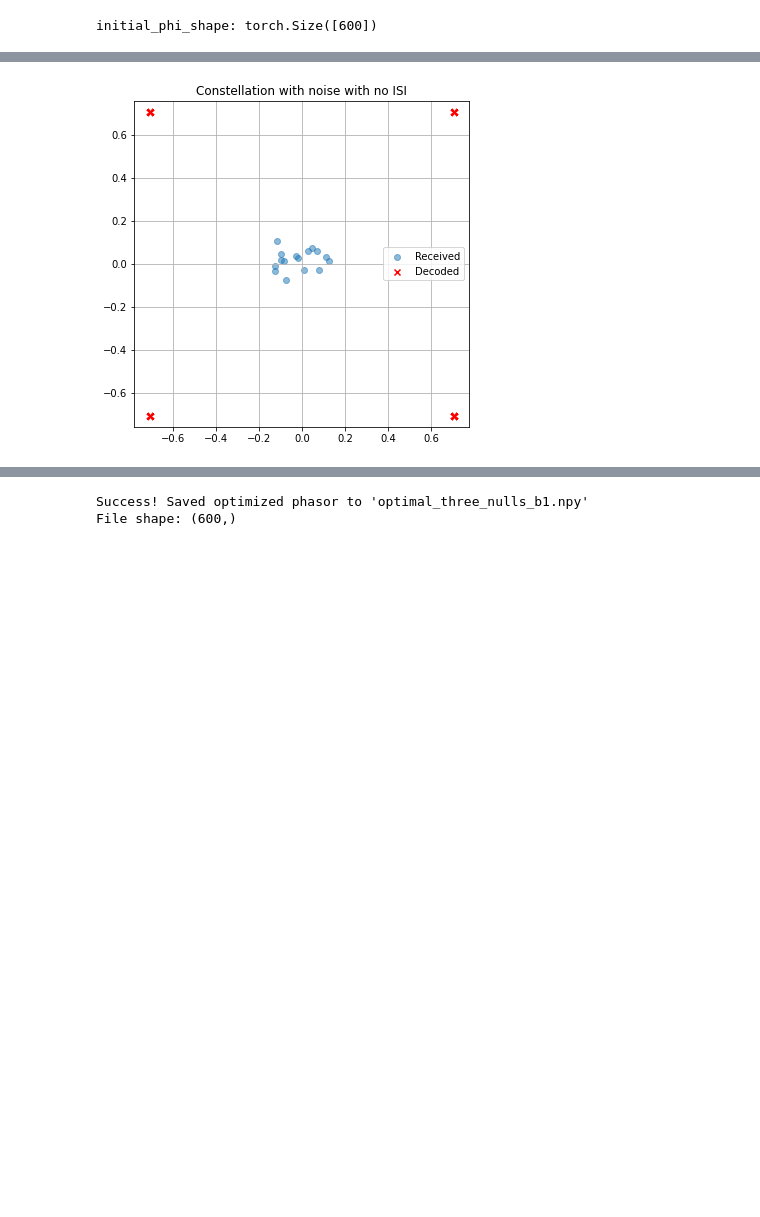
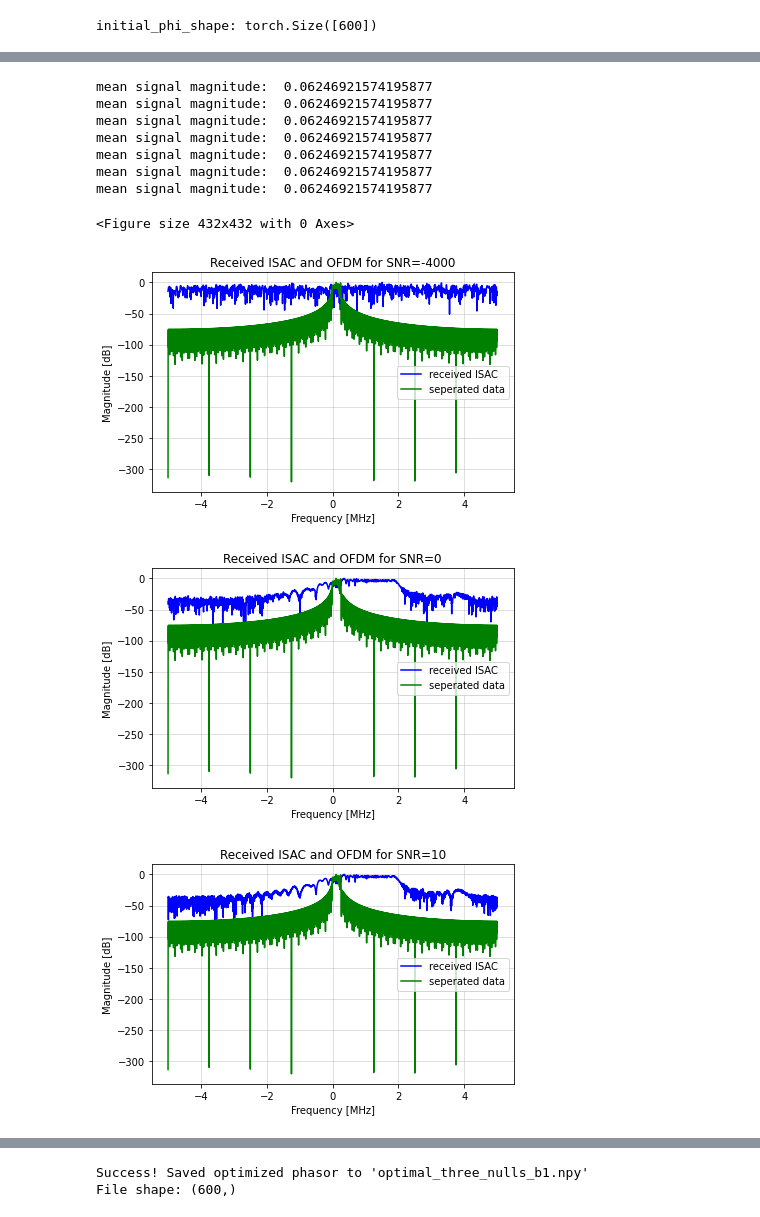
Before and after one commit to OriNik100/Spec_Null, a Jupyter notebook: non_linear_eq3.ipynb, the cells around one changed output, grey strips where cells are left out. Drawn from its saved outputs; the diff is of its cells as text; code cells hidden in the pictures; blank space fills up the shorter version.

```diff
--- a/non_linear_eq3.ipynb
+++ b/non_linear_eq3.ipynb
@@ -442,42 +443,61 @@ plt.show()
 # %%
 # Matching Receiver Designation
 """
 For now, we assume a non-observable environment.
 The Sensing part of the signal will only be checked by the PSLR-ISLR metrics.
 """
 
 
-def isac_to_data (isac_signal, orig_chirp):
-    return isac_signal - orig_chirp
+def isac_to_data (isac_signal, nulled_chirp):
+    return isac_signal - nulled_chirp
 
-def isac_receiver(isac_signal, orig_chirp):
-    r_t = isac_to_data(isac_signal, orig_chirp)
+def isac_receiver(isac_signal, nulled_chirp):
+    r_t = isac_to_data(isac_signal, nulled_chirp)
     return OFDM_2.OFDM_demodulate(r_t, 16)
 
 
-SNR = [0, 10, 20, 30, 40]
+SNR = [-4000, 0, 10, 20, 30, 40, 1000]
 StC_ratio = [0.5, 1, 2] # Sensing to Communication ratio
 sigma = []
 
 plt.figure(figsize=(6, 6))
 
 for SNR_val in SNR:
-    sigma = (10**(-SNR_val/20))
+    print("mean signal magnitude: ", np.abs(np.mean(isac_signal)))
+    sigma = np.abs(np.mean(isac_signal))/(10**(SNR_val/20))
     noise = np.random.normal(0, sigma/2, size=len(isac_signal)) + 1j*np.random.normal(0, sigma/2, size=len(isac_signal))
 
     # AWGN channel
     r_t = isac_signal + noise
-    received_data = isac_receiver(r_t, orig_chirp=np.array(s_base))
+    R_freqs, R = hlp.spectrum(r_t, Fs, 2**14)
+    R_norm= 20*np.log10(np.abs(R)/np.max(np.abs(R)) + 1e-400)
+
+    r_data = isac_to_data(isac_signal=isac_signal, nulled_chirp=s_final_np)
+    R_data_freqs, R_data = hlp.spectrum(r_data, Fs, 2**14)
+    R_data_norm = 20*np.log10(np.abs(R_data)/np.max(np.abs(R_data)) + 1e-400)
+
+    plt.figure()
+    plt.plot(freqs/1e6, R_norm, label='received ISAC', color='blue')
+    plt.plot(ISAC_freqs/1e6, R_data_norm, label='seperated data', color='green')
+    # plt.plot(freqs/1e6, S_final_norm, label='Final Signal', color='red')
+    plt.title(f"Received ISAC and OFDM for SNR={SNR_val}")
+    plt.xlabel("Frequency [MHz]")
+    plt.ylabel("Magnitude [dB]")
+    plt.legend()
+    plt.grid(True, alpha=0.5)
+    plt.tight_layout()
+plt.show()
 
 # This doesn't work yet
-"""
-plt.scatter(np.real(received_data), np.imag(received_data), alpha=0.5, label='Received') # received symbols
-plt.scatter(np.real(QPSK_data), np.imag(QPSK_data), marker='x', color='r', label='Decoded') # transmitted symbols
-plt.title("Constellation")
-plt.legend()
-plt.grid(True)
-plt.axis('equal')
-plt.show()
-"""
 # %% [output]
+mean signal magnitude:  0.06246921574195877
+mean signal magnitude:  0.06246921574195877
+mean signal magnitude:  0.06246921574195877
+mean signal magnitude:  0.06246921574195877
+mean signal magnitude:  0.06246921574195877
+mean signal magnitude:  0.06246921574195877
+mean signal magnitude:  0.06246921574195877
+<Figure size 432x432 with 0 Axes>
-[figure, old version]
+[figure, new version]
+[figure, added]
+[figure, added]
```
Also changed, not shown: parts of 6 cells of this notebook.
